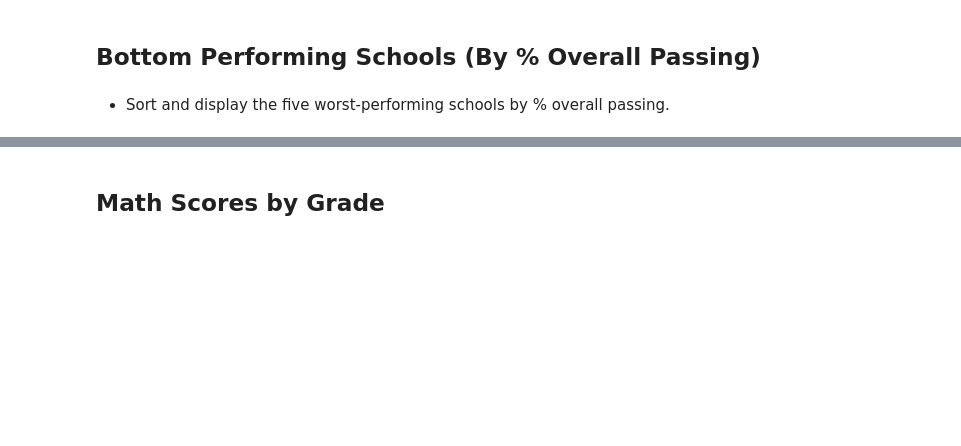
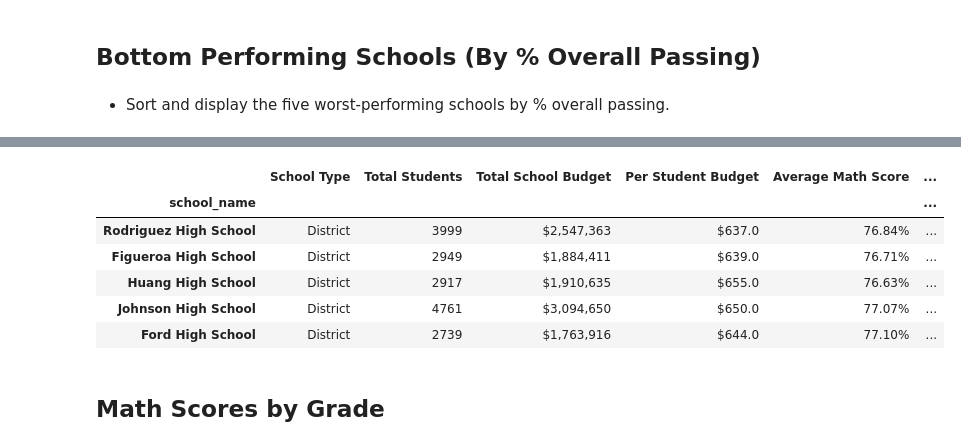
Before and after one commit to sir-omoreno/pandas-challenge, a Jupyter notebook: PyCitySchools/PyCitySchools_starter.ipynb, the cells around one changed output, grey strips where cells are left out. Drawn from its saved outputs; the diff is of its cells as text; code cells hidden in the pictures; blank space fills up the shorter version.

```diff
--- a/PyCitySchools/PyCitySchools_starter.ipynb
+++ b/PyCitySchools/PyCitySchools_starter.ipynb
@@ -175,3 +201,14 @@ School_Summary_df
+# %%
+bottom5_schools = output_display_school_summary_df.sort_values("Overall Passing Rate")[:5]
+bottom5_schools
+# %% [output]
+|  | School Type | Total Students | Total School Budget | Per Student Budget | Average Math Score | ... |
+| school_name |  |  |  |  |  | ... |
+| Rodriguez High School | District | 3999 | $2,547,363 | $637.0 | 76.84% | ... |
+| Figueroa High School | District | 2949 | $1,884,411 | $639.0 | 76.71% | ... |
+| Huang High School | District | 2917 | $1,910,635 | $655.0 | 76.63% | ... |
+| Johnson High School | District | 4761 | $3,094,650 | $650.0 | 77.07% | ... |
+| Ford High School | District | 2739 | $1,763,916 | $644.0 | 77.10% | ... |
 # %% [markdown]
 ## Math Scores by Grade
 # %% [markdown]
```
Also changed, not shown: parts of 4 cells of this notebook.
